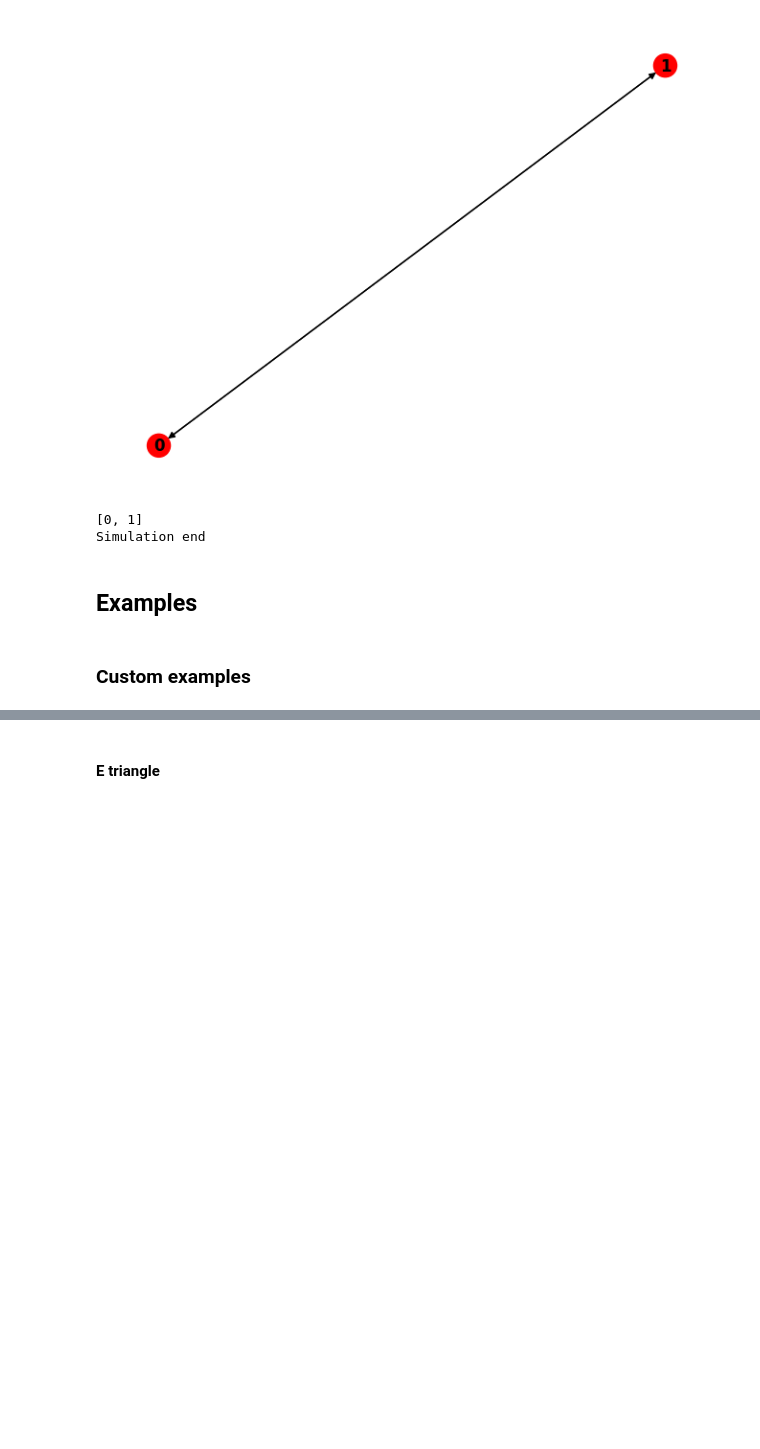
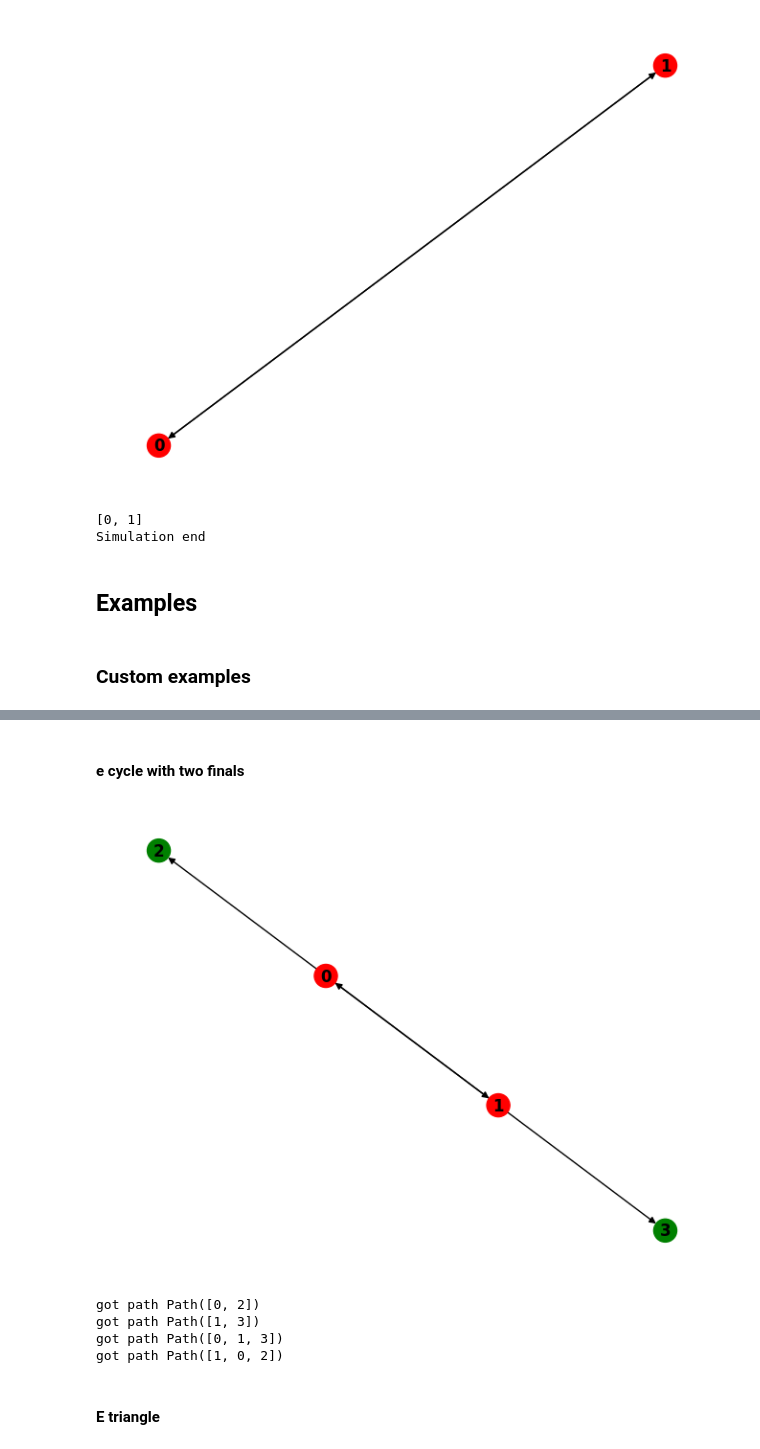
Before and after one commit to matiutd888/mgr, a Jupyter notebook: notebooks/magisterka_simulations.ipynb, the cells around one changed output, grey strips where cells are left out. Drawn from its saved outputs; the diff is of its cells as text; code cells hidden in the pictures; blank space fills up the shorter version.

```diff
--- a/notebooks/magisterka_simulations.ipynb
+++ b/notebooks/magisterka_simulations.ipynb
@@ -215,3 +428,15 @@ def run_full_flow(e):
+# %% [markdown]
+#### e cycle with two finals
+# %%
+e_cycle_with_two_finals = create_example({0: [1, 2], 1: [0, 3]}, [0, 1], [2, 3])
+# %%
+handle_example(e_cycle_with_two_finals)
+# %% [output]
+[figure, added]
+got path Path([0, 2])
+got path Path([1, 3])
+got path Path([0, 1, 3])
+got path Path([1, 0, 2])
 # %% [markdown]
 #### E triangle
 # %%
```
Also changed, not shown: parts of 23 cells of this notebook.
